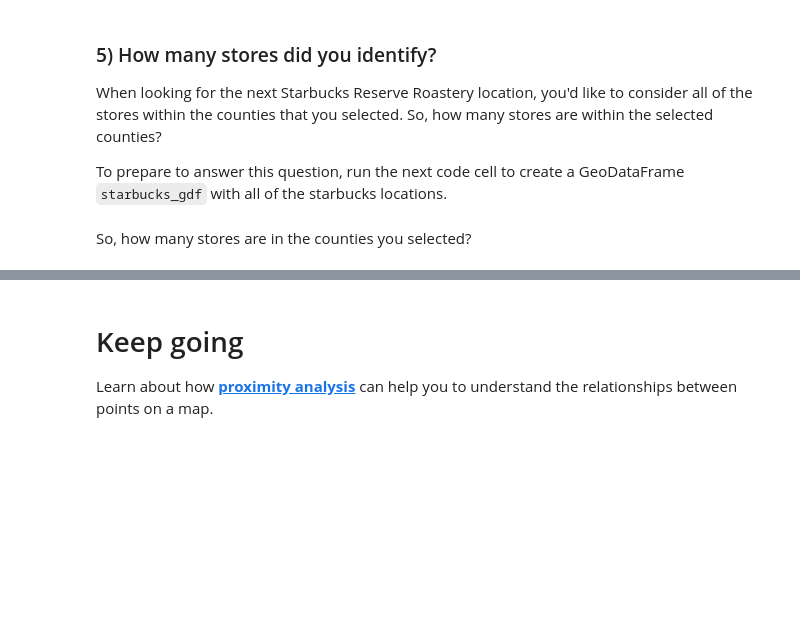
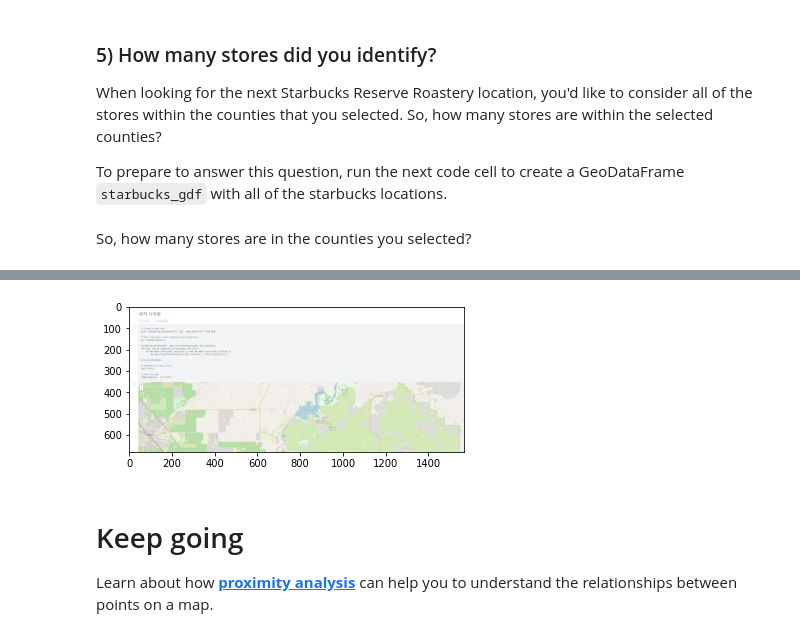
Before and after one commit to yeaun12/blog, a Jupyter notebook: _notebooks/2022-05-28-exercise(4)-manipulating-geospatial-data.ipynb, the cells around one changed output, grey strips where cells are left out. Drawn from its saved outputs; the diff is of its cells as text; code cells hidden in the pictures; blank space fills up the shorter version.

```diff
--- a/_notebooks/2022-05-28-exercise(4)-manipulating-geospatial-data.ipynb
+++ b/_notebooks/2022-05-28-exercise(4)-manipulating-geospatial-data.ipynb
@@ -249,3 +261,12 @@ So, how many stores are in the counties you selected?
+# %%
+fileName_2 = "kaggle_2.png"
+
+ndarray = img.imread(fileName_2)
+
+plt.imshow(ndarray)
+plt.show()
+# %% [output]
+[figure, added]
 # %% [markdown]
 # Keep going
 
```
Also changed, not shown: parts of 2 cells of this notebook.
